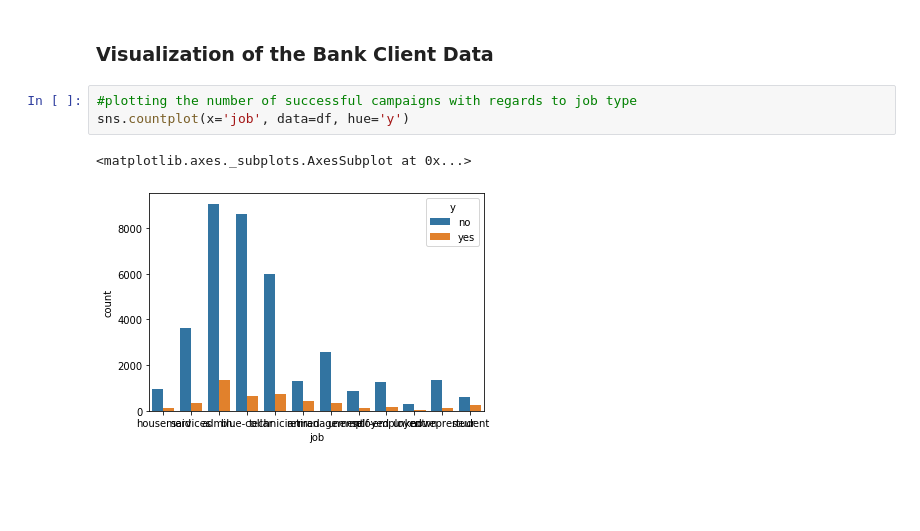
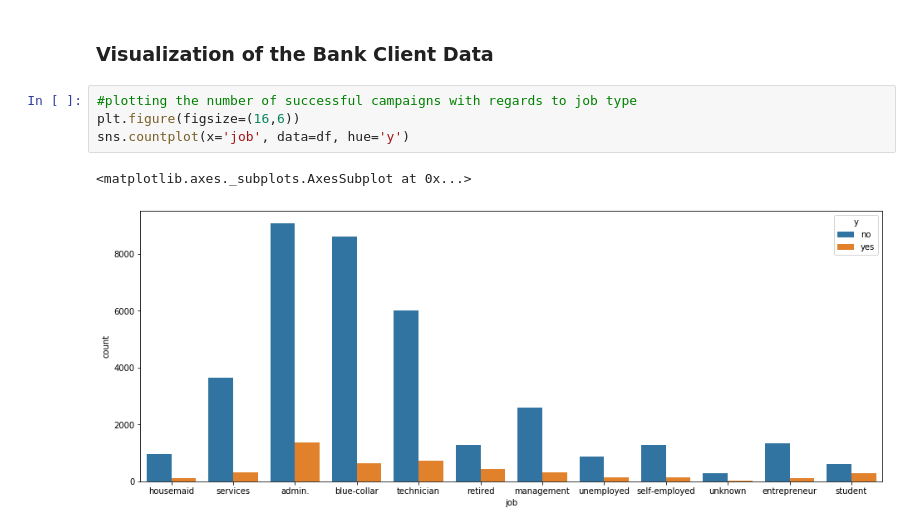
Before and after one commit to kavehamini/Bank_Marketing, a Jupyter notebook: Bank_Marketing.ipynb, the cells around one changed output. Cells and saved outputs as stored; diff of their text form; blank space fills up the shorter version.

```diff
--- a/Bank_Marketing.ipynb
+++ b/Bank_Marketing.ipynb
@@ -150,7 +150,8 @@ The dataset is very imbalanced.
 ### Visualization of the Bank Client Data
 # %%
 #plotting the number of successful campaigns with regards to job type
+plt.figure(figsize=(16,6))
 sns.countplot(x='job', data=df, hue='y')
 # %% [output]
 <matplotlib.axes._subplots.AxesSubplot at 0x...>
-[figure, old version]
+[figure, new version]
```
